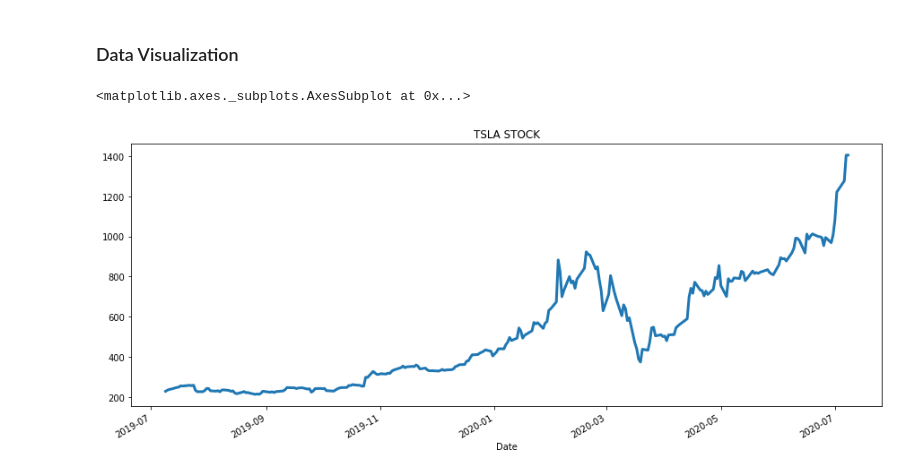
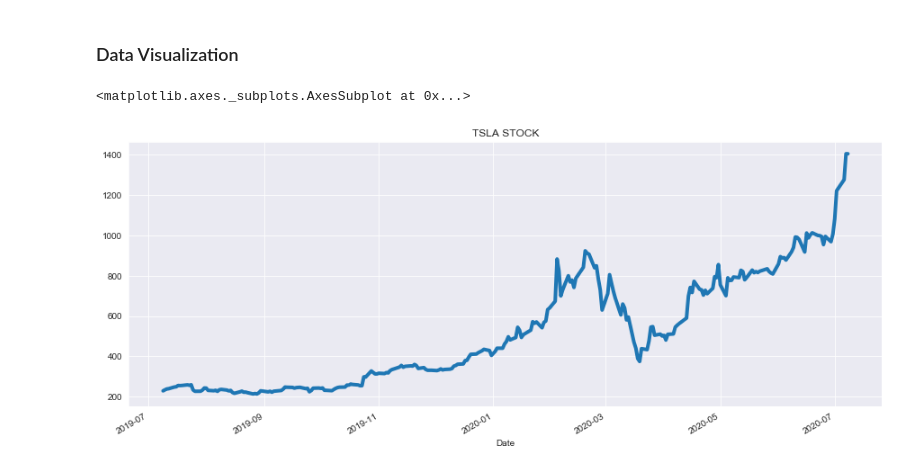
Before and after one commit to rooneyrulz/tesla_stock_analysis, a Jupyter notebook: Predictions.ipynb, the cells around one changed output. Cells and saved outputs as stored; diff of their text form; code cells hidden in the pictures.

```diff
--- a/Predictions.ipynb
+++ b/Predictions.ipynb
@@ -19,9 +19,10 @@ tsla_data.head()
 # %% [markdown]
 ### Data Visualization
 # %%
-# Let's Visualize The Open Prices
-tsla_data['Open'].plot(linewidth=3, figsize=(15, 6), title='TSLA STOCK')
+# Let's Analyze & Visualize The Open Prices
+sns.set_style('darkgrid')
+tsla_data['Open'].plot(linewidth=4, figsize=(15, 6), title='TSLA STOCK')
 # %% [output]
 <matplotlib.axes._subplots.AxesSubplot at 0x...>
-[figure, old version]
+[figure, new version]
 # %%
```
Also changed, not shown: parts of 4 cells of this notebook.
